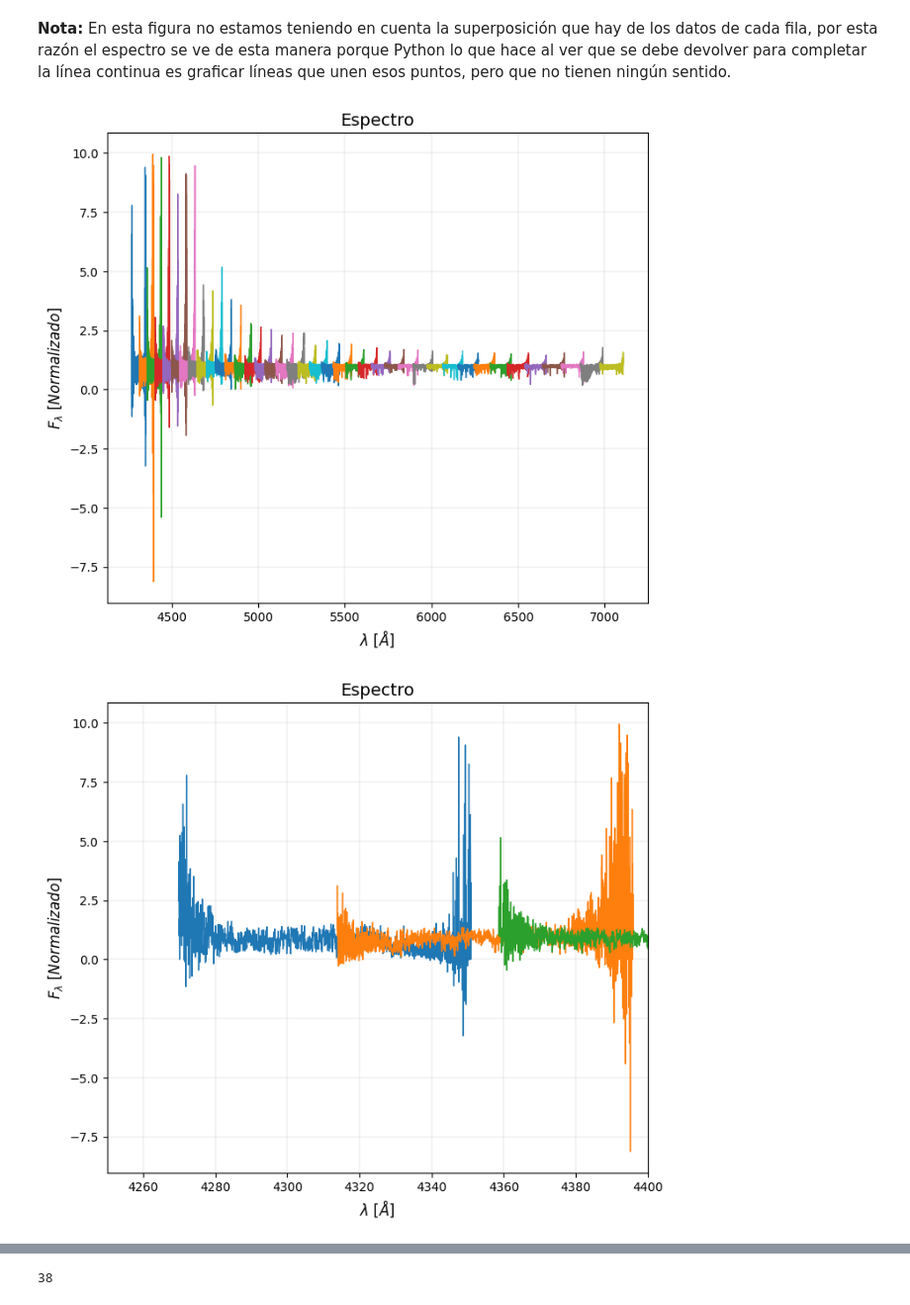
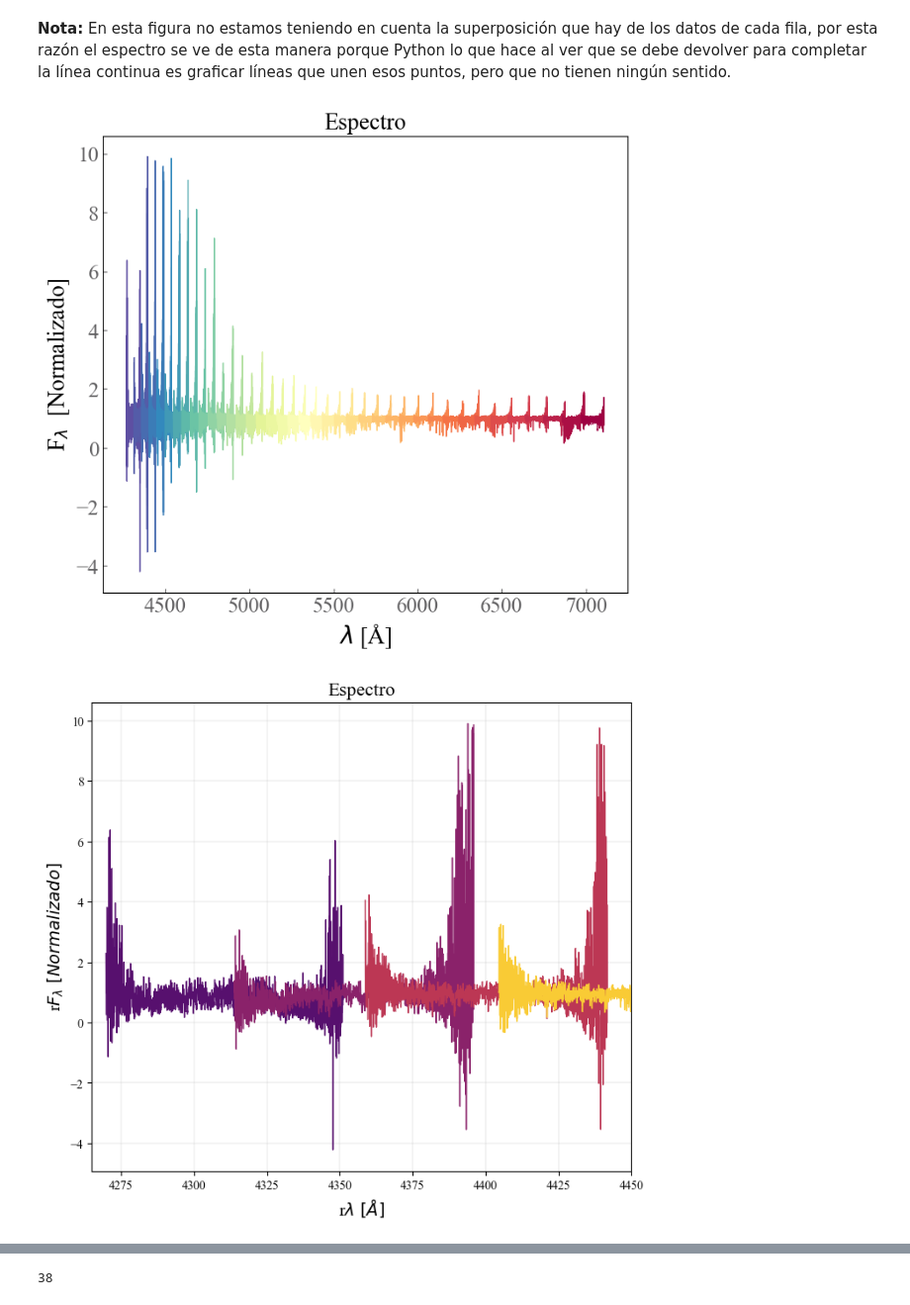
Before and after one commit to AlexGTroncoso/Tesis_Astronomia_FACom, a Jupyter notebook: Data and Notebooks/HD 55496/HD55496.ipynb, the cells around one changed output, grey strips where cells are left out. Shown at 99% size. Saved outputs shown, nothing was run; the diff lists cells and outputs as text; code cells hidden in the pictures.

```diff
--- a/Data and Notebooks/HD 55496/HD55496.ipynb
+++ b/Data and Notebooks/HD 55496/HD55496.ipynb
@@ -12,5 +33,9 @@ from specutils import Spectrum1D, SpectralRegion
 import astropy.units as u
 from tqdm import tqdm
 from astropy.nddata import StdDevUncertainty
+# %%
+# Configurar el estilo de fuente global a 'serif'
+plt.rcParams['font.family'] = 'serif'
+plt.rcParams['font.serif'] = ['Times New Roman', 'DejaVu Serif', 'Bitstream Vera Serif', 'Computer Modern Roman', 'New Century Schoolbook', 'Century Schoolbook L', 'Utopia', 'ITC Bookman', 'Bookman', 'Nimbus Roman No9 L', 'Palatino', 'Charter', 'serif']
 # %%
 archivo_fits = fits.open('2022-03-20T01_13_27.761624-s-rich.sp.fits')#'Rich-Stars-Table.fits') #open file
@@ -426,35 +419,49 @@ for i in tqdm(range(2048)):
     FGeneral[38].append(Flux[i][0])
     λGeneral[38].append(Wavelength[i][0])
     ErrGeneral[38].append(1/(Error[i][0]))
+# %%
+# Configurar el estilo de fuente global a 'serif'
+plt.rcParams['font.family'] = 'serif'
+plt.rcParams['font.serif'] = ['Times New Roman', 'DejaVu Serif', 'Bitstream Vera Serif', 'Computer Modern Roman', 'New Century Schoolbook', 'Century Schoolbook L', 'Utopia', 'ITC Bookman', 'Bookman', 'Nimbus Roman No9 L', 'Palatino', 'Charter', 'serif']
 # %%
 cmap = plt.get_cmap('Spectral')
 colors = [cmap(i) for i in np.linspace(0, 1, 39)]
 plt.figure(figsize=(8,7))
 
 for k in tqdm(range(39)):
-    plt.plot(λGeneral[k],FGeneral[k], '-',linewidth = 1) #color = colors[beging-k])
+    plt.plot(λGeneral[k],FGeneral[k], '-',linewidth = 1, color = colors[beging-k])
 
-plt.xlabel('$\lambda~ [Å]$',fontsize = 12)
-plt.ylabel('$F_\lambda~  [Normalizado]$' ,fontsize = 12)
-plt.title("Espectro",fontsize = 14)
-plt.grid(linestyle='-', linewidth=0.2)
+plt.tick_params(axis='both', labelsize=18, direction="in", colors="#605f61")  # Aumenta el tamaño de los números en ambos ejes
+plt.tick_params(axis='both', labelsize=18,  direction="in", colors = "#605f61")  # Aumenta el tamaño de los números en ambos ejes
+
+plt.xlabel(r'$\lambda$ [Å]',fontsize = 20)
+plt.ylabel(r'F$_\lambda$  [Normalizado]' ,fontsize = 20)
+plt.title("Espectro",fontsize = 20)
+# plt.grid(linestyle='-', linewidth=0.2)
+plt.savefig("Espectro_Dividido.png", dpi=300, bbox_inches="tight")
+
+plt.show()
 # %% [output]
-[figure, old version]
+[figure, new version]
 # %%
 %matplotlib inline
+cmap = plt.get_cmap('inferno')
+colors = [cmap(i) for i in np.linspace(0, 1, 9)]
+
 plt.figure(figsize=(8,7))
-plt.plot(λGeneral[0],FGeneral[0], '-',linewidth = 1) #color = colors[beging-k])
-plt.plot(λGeneral[1],FGeneral[1], '-',linewidth = 1) #color = colors[beging-k])
-plt.plot(λGeneral[2],FGeneral[2], '-',linewidth = 1) #color = colors[beging-k])
-plt.plot(λGeneral[3],FGeneral[3], '-',linewidth = 1) #color = colors[beging-k])
-plt.xlabel('$\lambda~ [Å]$',fontsize = 12)
-plt.ylabel('$F_\lambda~  [Normalizado]$' ,fontsize = 12)
-plt.title("Espectro",fontsize = 14)
-plt.xlim(4250,4400)
+plt.plot(λGeneral[0],FGeneral[0], '-',linewidth = 1, color = colors[2] )
+plt.plot(λGeneral[1],FGeneral[1], '-',linewidth = 1, color = colors[3] )
+plt.plot(λGeneral[2],FGeneral[2], '-',linewidth = 1, color = colors[4] )
+plt.plot(λGeneral[3],FGeneral[3], '-',linewidth = 1, color = colors[7] )
+plt.xlabel('r$\lambda~ [Å]$',fontsize = 14)
+plt.ylabel('r$F_\lambda~  [Normalizado]$' ,fontsize = 14)
+plt.title("Espectro",fontsize = 16)
+plt.xlim(4265,4450)
 #plt.ylim(0,1.5)
 plt.grid(linestyle='-', linewidth=0.2)
+plt.show()
 # %% [output]
-[figure, old version]
+[figure, new version]
 # %%
 λInter0 = []
 for i in λGeneral[0]:
```
Also changed, not shown: parts of 44 cells of this notebook, 6 other files.
